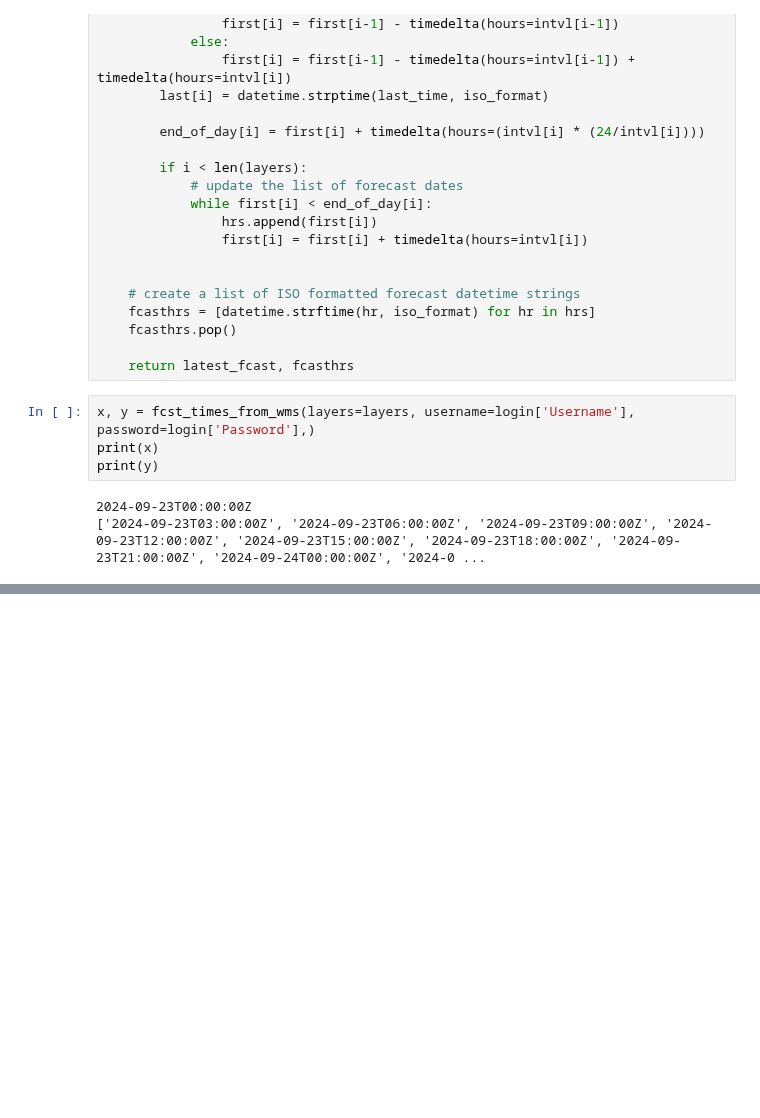
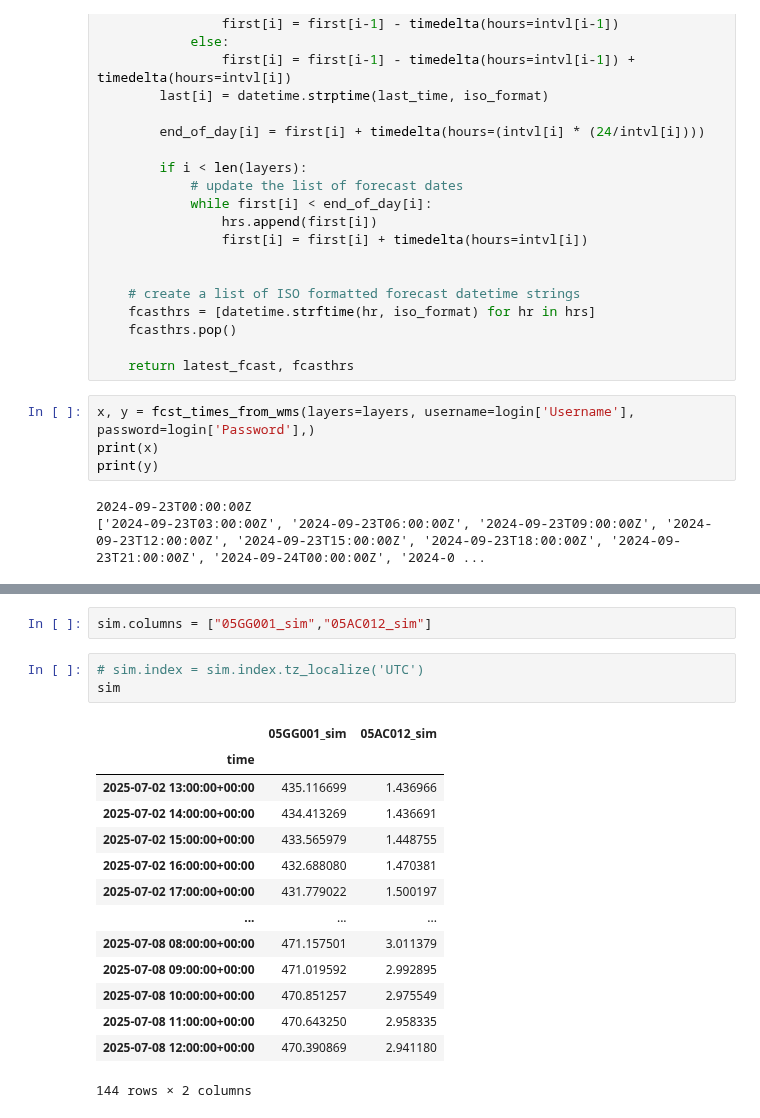
Before and after one commit to UchechukwuUdenze/NHS_PostProcessing, a Jupyter notebook: postprocessinglib/forecast/ehps.ipynb, the cells around one changed output, grey strips where cells are left out. Cells and saved outputs as stored; diff of their text form; blank space fills up the shorter version.

```diff
--- a/postprocessinglib/forecast/ehps.ipynb
+++ b/postprocessinglib/forecast/ehps.ipynb
@@ -935,0 +1000,20 @@ ModuleNotFoundError: No module named 'postprocessinglib'
+# %%
+sim.columns = ["05GG001_sim","05AC012_sim"]
+# %%
+# sim.index = sim.index.tz_localize('UTC')
+sim
+# %% [output]
+|  | 05GG001_sim | 05AC012_sim |
+| time |  |  |
+| 2025-07-02 13:00:00+00:00 | 435.116699 | 1.436966 |
+| 2025-07-02 14:00:00+00:00 | 434.413269 | 1.436691 |
+| 2025-07-02 15:00:00+00:00 | 433.565979 | 1.448755 |
+| 2025-07-02 16:00:00+00:00 | 432.688080 | 1.470381 |
+| 2025-07-02 17:00:00+00:00 | 431.779022 | 1.500197 |
+| ... | ... | ... |
+| 2025-07-08 08:00:00+00:00 | 471.157501 | 3.011379 |
+| 2025-07-08 09:00:00+00:00 | 471.019592 | 2.992895 |
+| 2025-07-08 10:00:00+00:00 | 470.851257 | 2.975549 |
+| 2025-07-08 11:00:00+00:00 | 470.643250 | 2.958335 |
+| 2025-07-08 12:00:00+00:00 | 470.390869 | 2.941180 |
+144 rows × 2 columns
```
Also changed, not shown: parts of 10 cells of this notebook, 1 other file.
